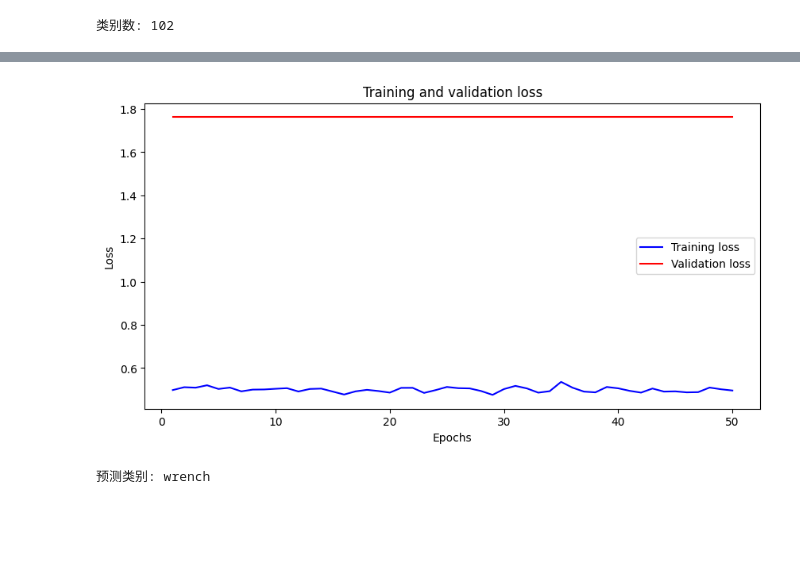
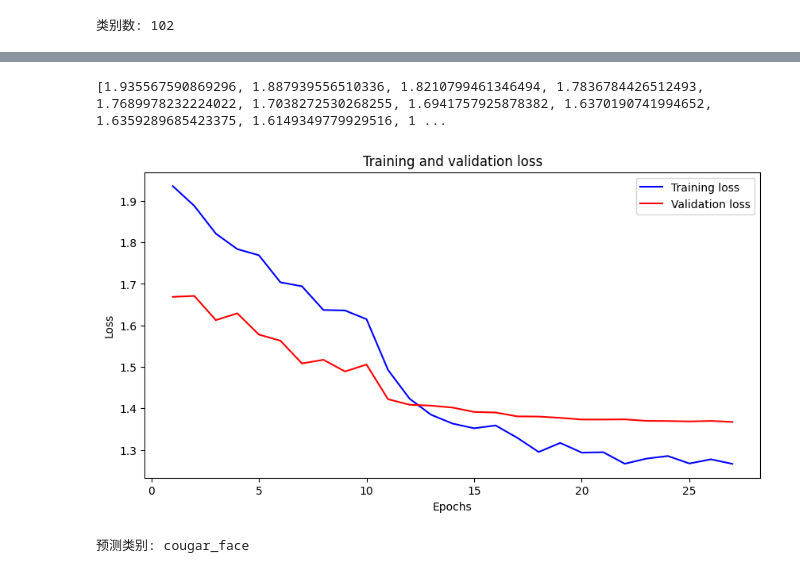
Before and after one commit to xiesunsun/computer_vision_homework, a Jupyter notebook: proj4_Scene_Recognition_with_Bag_of_Words_with_state_of_art/solve.ipynb, the cells around one changed output, grey strips where cells are left out. Saved outputs shown, nothing was run; the diff lists cells and outputs as text; code cells hidden in the pictures; blank space fills up the shorter version.

```diff
--- a/proj4_Scene_Recognition_with_Bag_of_Words_with_state_of_art/solve.ipynb
+++ b/proj4_Scene_Recognition_with_Bag_of_Words_with_state_of_art/solve.ipynb
@@ -26,6 +29,8 @@ data_transforms = {
     'train': transforms.Compose([
         transforms.Resize((128, 128)),  # 调整图像大小
         transforms.RandomHorizontalFlip(),  # 随机水平翻转
+        transforms.RandomRotation(15),  # 随机旋转
+        transforms.ColorJitter(brightness=0.2, contrast=0.2, saturation=0.2, hue=0.2),  # 颜色抖动
         transforms.ToTensor(),  # 转换为张量
         transforms.Normalize([0.5], [0.5])  # 归一化
     ]),
@@ -107,19 +150,29 @@ criterion = nn.CrossEntropyLoss()
 
 # 使用 Adam 优化器
 optimizer = optim.Adam(model.parameters(), lr=0.001)
+# 正则化策略
+# 使用带权重衰减的 Adam 优化器
+optimizer = optim.Adam(model.parameters(), lr=0.001, weight_decay=1e-4)
+
+# 使用 SGD 优化器
+# optimizer = optim.SGD(model.parameters(), lr=0.01, momentum=0.9)
+
+#定义学习率调度器
+scheduler = StepLR(optimizer, step_size=10, gamma=0.1)
 # %%
 #训练模型
 import time
 import copy
 
-def train_model(model, criterion, optimizer, dataloaders, num_epochs=25):
+def train_model(model, criterion, optimizer,scheduler,dataloaders, num_epochs=25,patience=5):
     device = torch.device("cuda:0" if torch.cuda.is_available() else "cpu")
     print(f'使用设备：{device}')
     model.to(device)
 
     best_model_wts = copy.deepcopy(model.state_dict())
     best_acc = 0.0
-
+    #实现早停策略的参数
+    epochs_no_improve = 0
     train_losses = []
     val_losses = []
 
@@ -161,6 +214,10 @@ def train_model(model, criterion, optimizer, dataloaders, num_epochs=25):
                 running_loss += loss.item() * inputs.size(0)
                 running_corrects += torch.sum(preds == labels.data)
 
+            # 如果是训练阶段，更新学习率
+            if phase == 'train':
+                scheduler.step()
+
             # 计算一个 epoch 的损失和准确率
             epoch_loss = running_loss / len(dataloaders[phase].dataset)
             epoch_acc = running_corrects.double() / len(dataloaders[phase].dataset)
@@ -170,6 +227,7 @@ def train_model(model, criterion, optimizer, dataloaders, num_epochs=25):
             # 记录损失
             if phase == 'train':
                 train_losses.append(epoch_loss)
+
             else:
                 val_losses.append(epoch_loss)
 
@@ -177,8 +235,15 @@ def train_model(model, criterion, optimizer, dataloaders, num_epochs=25):
             if phase == 'val' and epoch_acc > best_acc:
                 best_acc = epoch_acc
                 best_model_wts = copy.deepcopy(model.state_dict())
+                epochs_no_improve = 0
+            else:
+                epochs_no_improve += 1
 
         print()
+         # 检查是否早停
+        if epochs_no_improve >= patience:
+            print('Early stopping!')
+            break
 
     print(f'最佳验证准确率: {best_acc:.4f}')
 
@@ -188,7 +253,8 @@ def train_model(model, criterion, optimizer, dataloaders, num_epochs=25):
 
 # 开始训练
 num_epochs = 50
-model, train_losses, val_losses = train_model(model, criterion, optimizer, dataloaders, num_epochs)
+patience = 20
+model, train_losses, val_losses = train_model(model, criterion, optimizer,scheduler,dataloaders, num_epochs,patience)
 # %% [output]
 使用设备：cuda:0
 Epoch 1/50
@@ -210,18 +276,20 @@ val Loss: 1.7627 Acc: 0.6381
 # %%
 import matplotlib.pyplot as plt
 
 epochs = range(1, num_epochs + 1)
-
+epochs = range(1, len(train_losses) + 1)
+print(train_losses,val_losses)
 plt.figure(figsize=(10, 5))
 plt.plot(epochs, train_losses, 'b-', label='Training loss')
 plt.plot(epochs, val_losses, 'r-', label='Validation loss')
 plt.title('Training and validation loss')
 plt.xlabel('Epochs')
 plt.ylabel('Loss')
 plt.legend()
 plt.show()
 # %% [output]
+[1.935567590869296, 1.887939556510336, 1.8210799461346494, 1.7836784426512493, 1.7689978232224022, 1.7038272530268255, 1.6941757925878382, 1.6370190741994652, 1.6359289685423375, 1.6149349779929516, 1 ...
-[figure, old version]
+[figure, new version]
 # %%
 #保存相应的模型
 # 保存模型
@@ -229,6 +297,7 @@ torch.save(model.state_dict(), 'scene_recognition_cnn.pth')
 # %%
 #加载模型
-model = SimpleCNN(num_classes)
+#注意相应的加载模型的时候，需要保持相应的模型结构是一致的才可以的，否则加载的时候会出现相应的错误
+model = SimpleCNN_0(num_classes)
 model.load_state_dict(torch.load('scene_recognition_cnn.pth'))
 model.eval()  # 设置为评估模式
 
@@ -256,8 +325,8 @@ def predict_image(image_path, model):
     return predicted_class
 
 # 示例使用
-image_path = '../Proj_3_Scene_Recognition_with_Bag_of_Words/dataset/test2.jpg'
+image_path = '../Proj_3_Scene_Recognition_with_Bag_of_Words/dataset/test.jpg'
 predicted_class = predict_image(image_path, model)
 print(f'预测类别: {predicted_class}')
 # %% [output]
-预测类别: wrench
+预测类别: cougar_face
```
Also changed, not shown: parts of 4 cells of this notebook, 4 other files.
